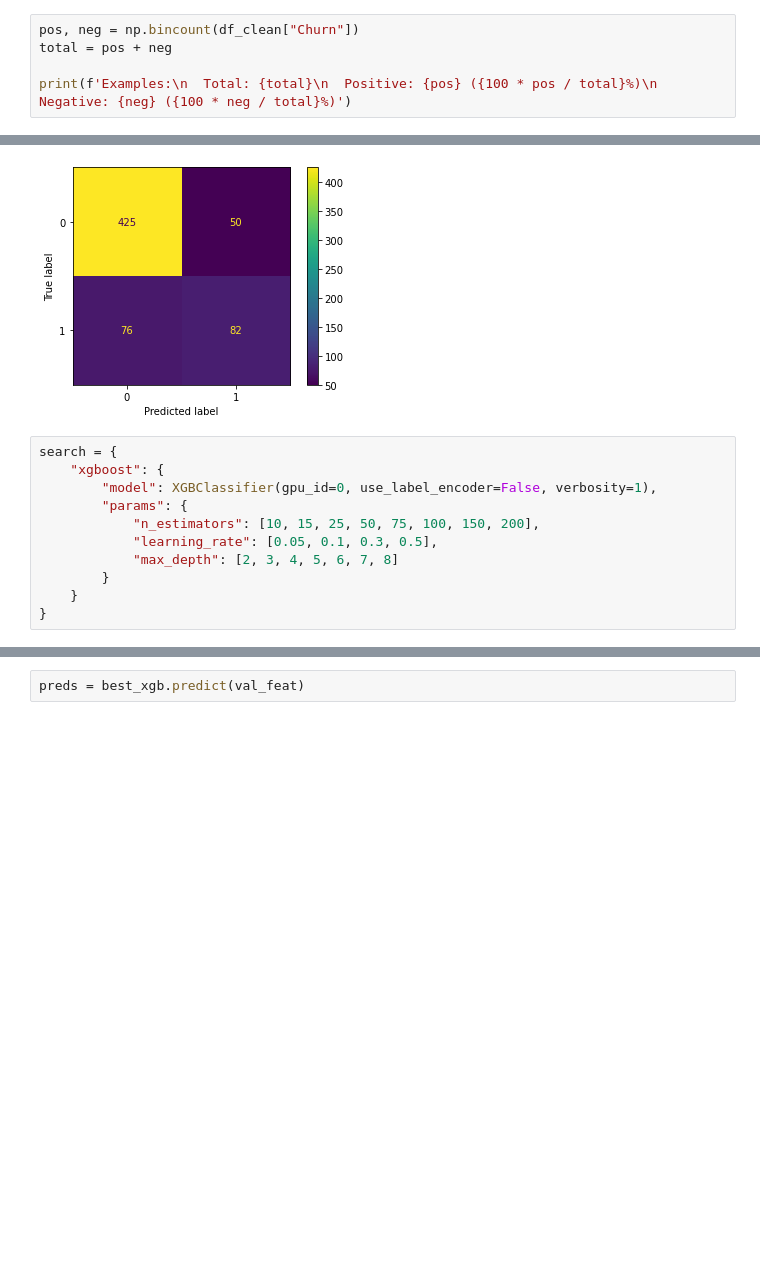
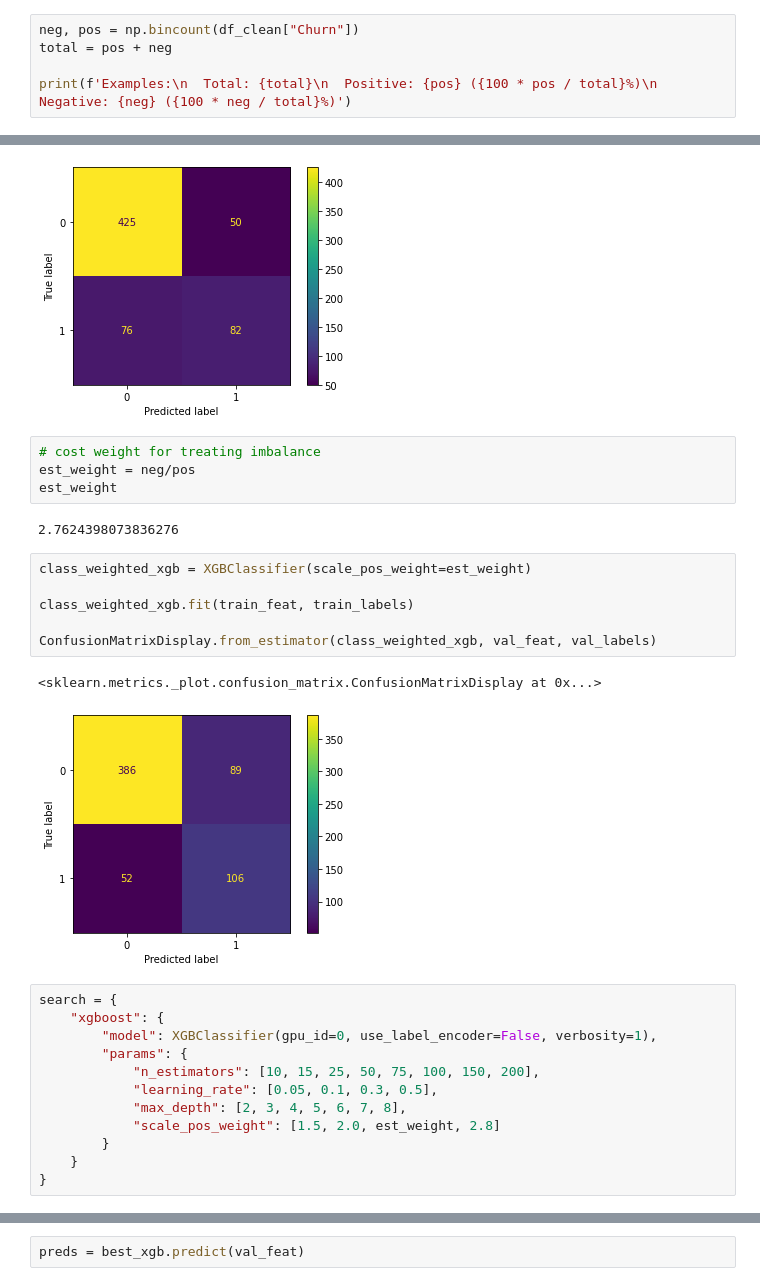
Before and after one commit to RajatShah03/telecom-customer-churn-analysis, a Jupyter notebook: prediction-xgb.ipynb, the cells around one changed output, grey strips where cells are left out. Drawn from its saved outputs; the diff is of its cells as text; blank space fills up the shorter version.

```diff
--- a/prediction-xgb.ipynb
+++ b/prediction-xgb.ipynb
@@ -25,7 +25,7 @@ df_clean.head()
 | 4 | 0 | 70.70 | 5.028148 | 0 | 0 | 0 | ... |
 5 rows × 33 columns
 # %%
-pos, neg = np.bincount(df_clean["Churn"])
+neg, pos = np.bincount(df_clean["Churn"])
 total = pos + neg
 
 print(f'Examples:\n  Total: {total}\n  Positive: {pos} ({100 * pos / total}%)\n  Negative: {neg} ({100 * neg / total}%)')
@@ -89,6 +89,21 @@ ConfusionMatrixDisplay.from_estimator(xgb, val_feat, val_labels)
 # %% [output]
 <sklearn.metrics._plot.confusion_matrix.ConfusionMatrixDisplay at 0x...>
 [figure]
+# %%
+# cost weight for treating imbalance
+est_weight = neg/pos
+est_weight
+# %% [output]
+2.7624398073836276
+# %%
+class_weighted_xgb = XGBClassifier(scale_pos_weight=est_weight)
+
+class_weighted_xgb.fit(train_feat, train_labels)
+
+ConfusionMatrixDisplay.from_estimator(class_weighted_xgb, val_feat, val_labels)
+# %% [output]
+<sklearn.metrics._plot.confusion_matrix.ConfusionMatrixDisplay at 0x...>
+[figure, added]
 # %%
 search = {
     "xgboost": {
@@ -96,7 +111,8 @@ search = {
         "params": {
             "n_estimators": [10, 15, 25, 50, 75, 100, 150, 200],
             "learning_rate": [0.05, 0.1, 0.3, 0.5],
-            "max_depth": [2, 3, 4, 5, 6, 7, 8]
+            "max_depth": [2, 3, 4, 5, 6, 7, 8],
+            "scale_pos_weight": [1.5, 2.0, est_weight, 2.8]
         }
     }
 }
```
Also changed, not shown: parts of 13 cells of this notebook, 1 other file.
